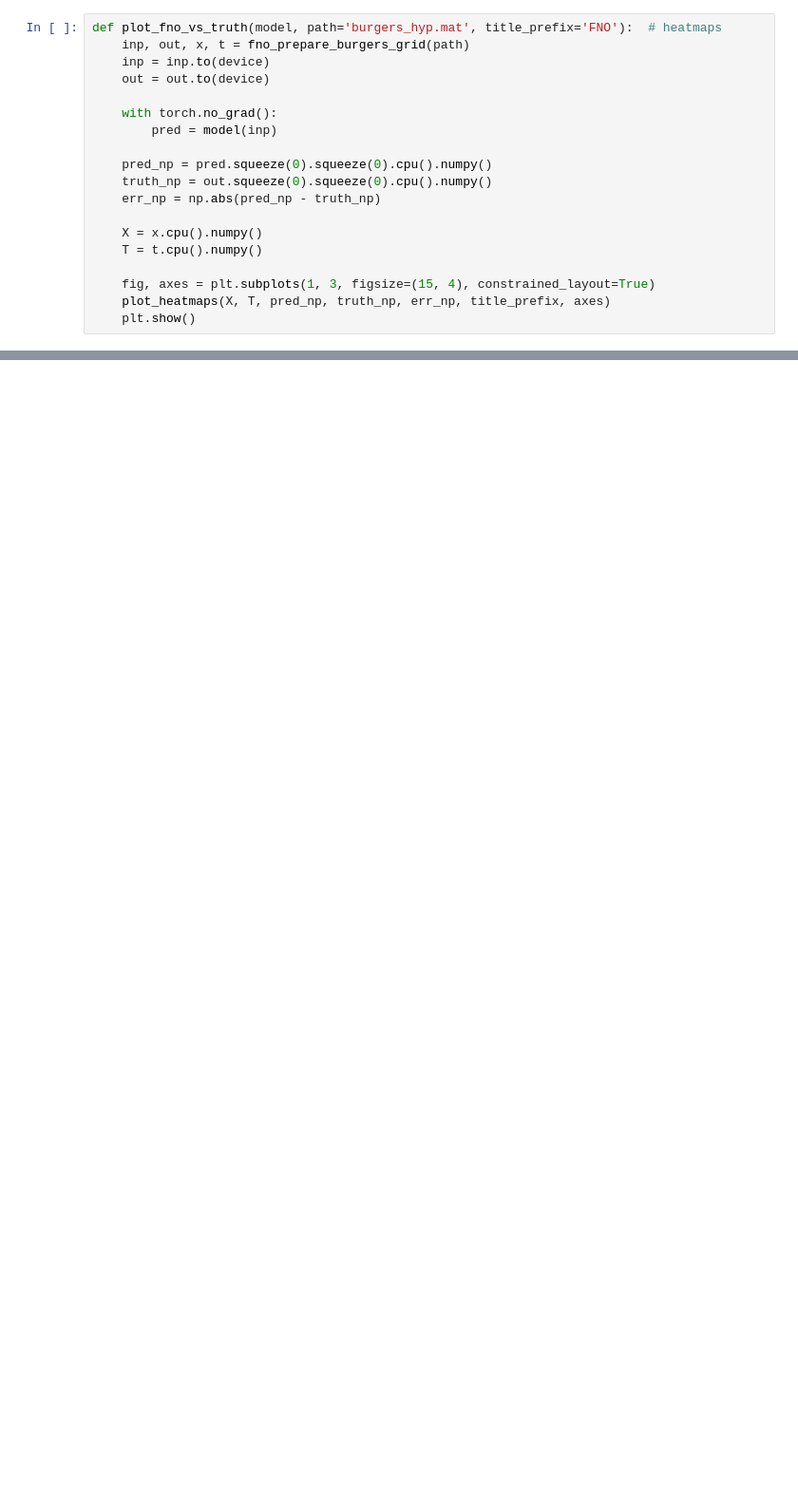
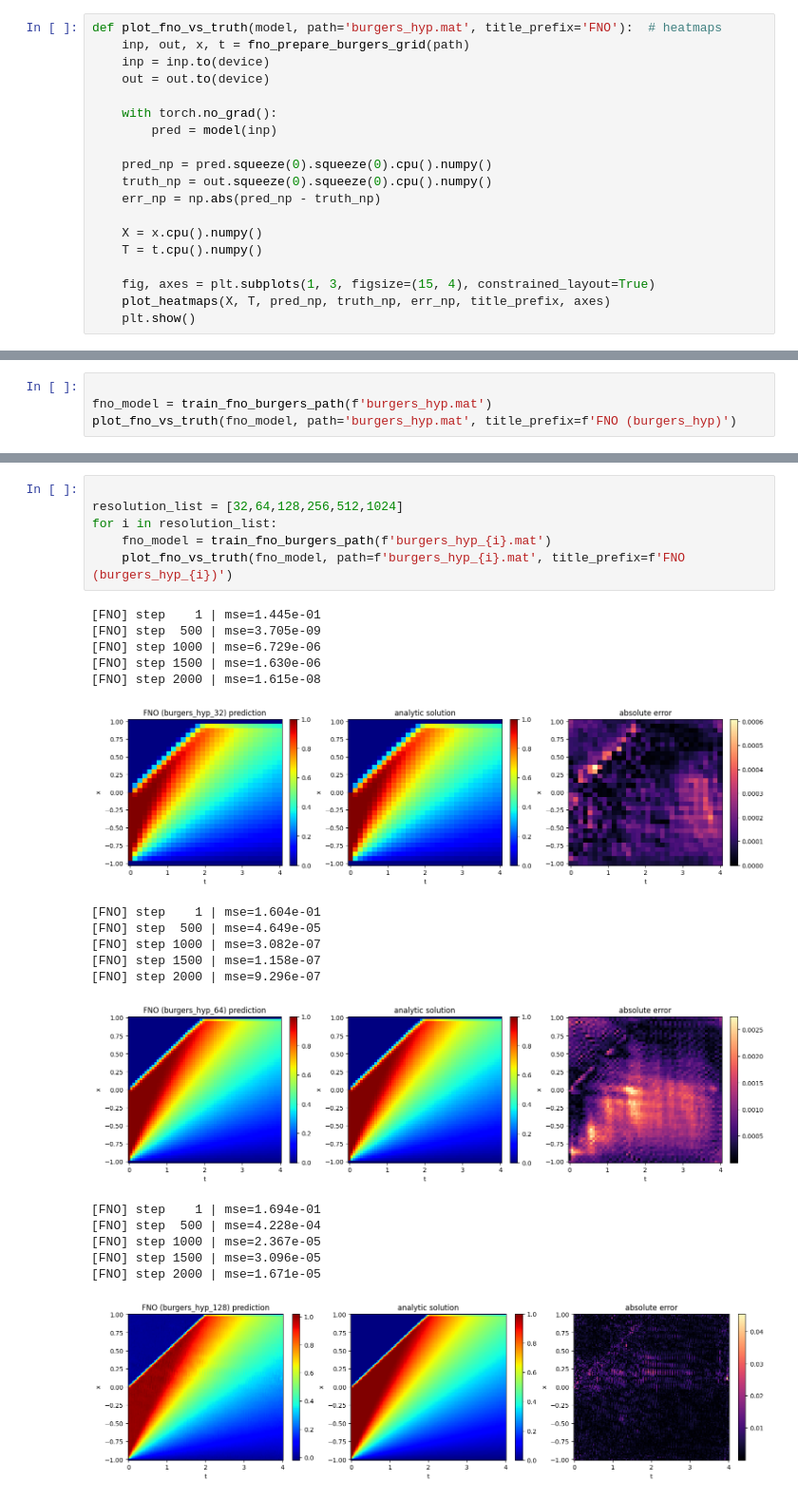
Before and after one commit to D-2n/DL-for-HPDE, a Jupyter notebook: jupyter notebooks/Burgers' Hyperbolic/burgers_pinn_hyperbolic.ipynb, the cells around one changed output, grey strips where cells are left out. Shown at 95% size. Cells and saved outputs as stored; diff of their text form; blank space fills up the shorter version.

```diff
--- a/jupyter notebooks/Burgers' Hyperbolic/burgers_pinn_hyperbolic.ipynb
+++ b/jupyter notebooks/Burgers' Hyperbolic/burgers_pinn_hyperbolic.ipynb
@@ -854,0 +907,4 @@ plot_fno_vs_truth(fno_model, path='burgers_hyp.mat', title_prefix='FNO (burgers_
+# %%
+
+fno_model = train_fno_burgers_path(f'burgers_hyp.mat')
+plot_fno_vs_truth(fno_model, path='burgers_hyp.mat', title_prefix=f'FNO (burgers_hyp)')
@@ -854,0 +918,25 @@ plot_fno_vs_truth(fno_model, path='burgers_hyp.mat', title_prefix='FNO (burgers_
+# %%
+
+resolution_list = [32,64,128,256,512,1024]
+for i in resolution_list:
+    fno_model = train_fno_burgers_path(f'burgers_hyp_{i}.mat')
+    plot_fno_vs_truth(fno_model, path=f'burgers_hyp_{i}.mat', title_prefix=f'FNO (burgers_hyp_{i})')
+# %% [output]
+[FNO] step    1 | mse=1.445e-01
+[FNO] step  500 | mse=3.705e-09
+[FNO] step 1000 | mse=6.729e-06
+[FNO] step 1500 | mse=1.630e-06
+[FNO] step 2000 | mse=1.615e-08
+[figure, added]
+[FNO] step    1 | mse=1.604e-01
+[FNO] step  500 | mse=4.649e-05
+[FNO] step 1000 | mse=3.082e-07
+[FNO] step 1500 | mse=1.158e-07
+[FNO] step 2000 | mse=9.296e-07
+[figure, added]
+[FNO] step    1 | mse=1.694e-01
+[FNO] step  500 | mse=4.228e-04
+[FNO] step 1000 | mse=2.367e-05
+[FNO] step 1500 | mse=3.096e-05
+[FNO] step 2000 | mse=1.671e-05
+[figure, added]
```
Also changed, not shown: parts of 9 cells of this notebook, 6 other files.
